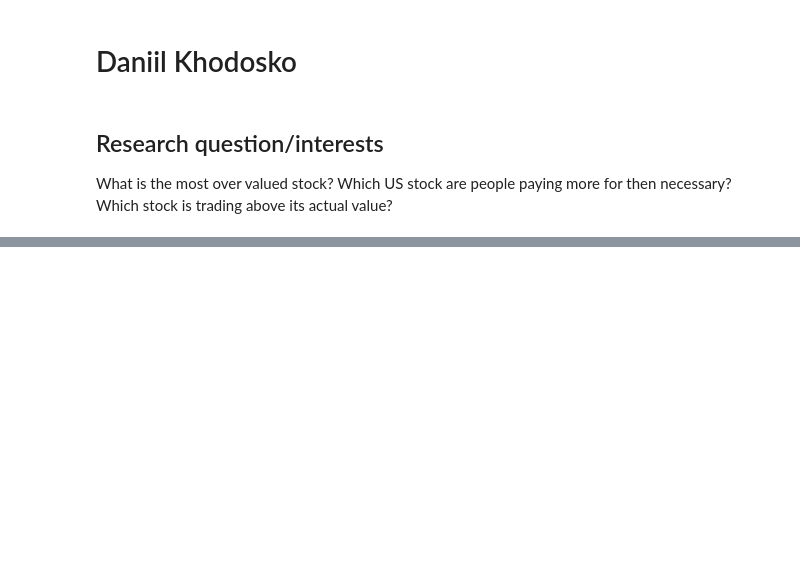
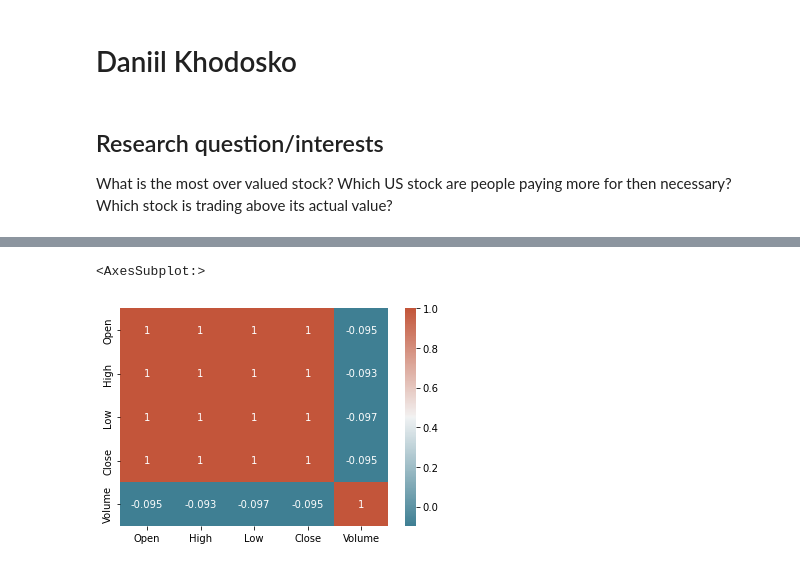
Before and after one commit to ubco-W2021T1-data301/project-group21-project, a Jupyter notebook: notebooks/analysis1.ipynb, the cells around one changed output, grey strips where cells are left out. Drawn from its saved outputs; the diff is of its cells as text; code cells hidden in the pictures; blank space fills up the shorter version.

```diff
--- a/notebooks/analysis1.ipynb
+++ b/notebooks/analysis1.ipynb
@@ -25,0 +14,6 @@ data
+# %%
+AAPL_df = pd.read_csv("../data/raw/archive/Stocks/aapl.us.txt", sep=",", header=None, names=["Date", "Open", "High", "Low", "Close", "Volume", "OpenInt"])
+MSFT_df = pd.read_csv("../data/raw/archive/Stocks/msft.us.txt", sep=",", header=None, names=["Date", "Open", "High", "Low", "Close", "Volume", "OpenInt"])
+BA_df = pd.read_csv("../data/raw/archive/Stocks/ba.us.txt", sep=",", header=None, names=["Date", "Open", "High", "Low", "Close", "Volume", "OpenInt"])
+LMT_df = pd.read_csv("../data/raw/archive/Stocks/lmt.us.txt", sep=",", header=None, names=["Date", "Open", "High", "Low", "Close", "Volume", "OpenInt"])
+TSLA_df = pd.read_csv("../data/raw/archive/Stocks/tsla.us.txt", sep=",", header=None, names=["Date", "Open", "High", "Low", "Close", "Volume", "OpenInt"])
@@ -25,0 +78,8 @@ data
+# %%
+AAPL_df['Open'] = pd.to_numeric(AAPL_df['Open'], errors='coerce')
+AAPL_df['High'] = pd.to_numeric(AAPL_df['High'], errors='coerce')
+AAPL_df['Low'] = pd.to_numeric(AAPL_df['Low'], errors='coerce')
+AAPL_df['Close'] = pd.to_numeric(AAPL_df['Close'], errors='coerce')
+AAPL_df['Volume'] = pd.to_numeric(AAPL_df['Volume'], errors='coerce')
+
+print(AAPL_df.dtypes)
@@ -25,0 +118,6 @@ data
+# %%
+corr = AAPL_df.corr()# plot the heatmap
+sns.heatmap(corr, xticklabels=corr.columns, yticklabels=corr.columns, annot=True, cmap=sns.diverging_palette(220, 20, as_cmap=True))
+# %% [output]
+<AxesSubplot:>
+[figure, added]
```
Also changed, not shown: parts of 19 cells of this notebook.
